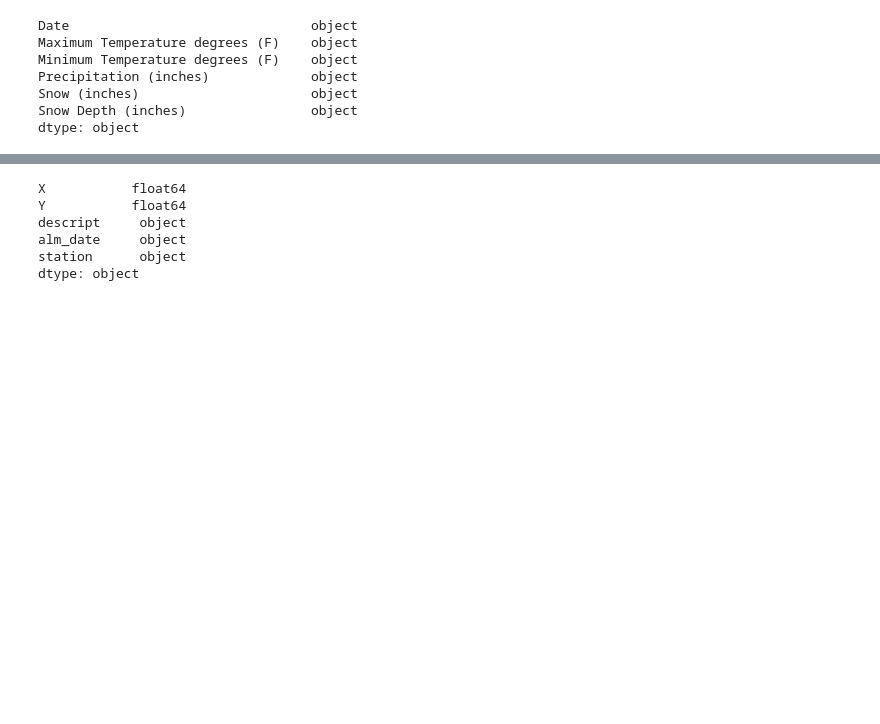
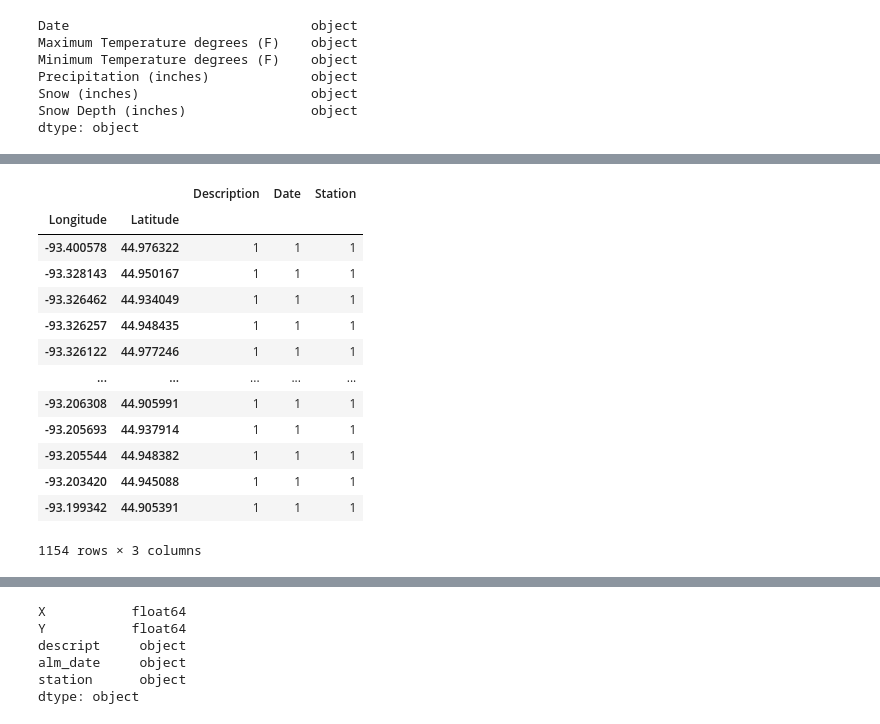
Before and after one commit to Stcarlyon/project_3_data_viz, a Jupyter notebook: Cleaning_fire_csvs.ipynb, the cells around one changed output, grey strips where cells are left out. Saved outputs shown, nothing was run; the diff lists cells and outputs as text; code cells hidden in the pictures; blank space fills up the shorter version.

Commit message:
adding some early leftlet stuff / json

```diff
--- a/Cleaning_fire_csvs.ipynb
+++ b/Cleaning_fire_csvs.ipynb
@@ -98,3 +86,12 @@ Precipitation (inches)             object
 Snow (inches)                      object
 Snow Depth (inches)                object
 dtype: object
+# %%
+fire2013_shrunk = fire_2013[['X', 'Y', 'descript', 'alm_date', 'station']]
+fire2013_df = fire2013_shrunk.rename(columns={"X":"Longitude",
+                                              "Y":"Latitude" ,
+                                              "descript":"Description",
+                                              "alm_date":"Date",
+                                              "station":"Station"})
+output_json2 = 'Fires_2013.json'
+fire2013_df.to_json(output_json2, orient='records')
@@ -100,0 +137,18 @@ dtype: object
+# %%
+x = fire2013_df.groupby(["Longitude", "Latitude"])
+x.count()
+# %% [output]
+|  |  | Description | Date | Station |
+| Longitude | Latitude |  |  |  |
+| -93.400578 | 44.976322 | 1 | 1 | 1 |
+| -93.328143 | 44.950167 | 1 | 1 | 1 |
+| -93.326462 | 44.934049 | 1 | 1 | 1 |
+| -93.326257 | 44.948435 | 1 | 1 | 1 |
+| -93.326122 | 44.977246 | 1 | 1 | 1 |
+| ... | ... | ... | ... | ... |
+| -93.206308 | 44.905991 | 1 | 1 | 1 |
+| -93.205693 | 44.937914 | 1 | 1 | 1 |
+| -93.205544 | 44.948382 | 1 | 1 | 1 |
+| -93.203420 | 44.945088 | 1 | 1 | 1 |
+| -93.199342 | 44.905391 | 1 | 1 | 1 |
+1154 rows × 3 columns
```
Also changed, not shown: parts of 15 cells of this notebook, 11 other files.
